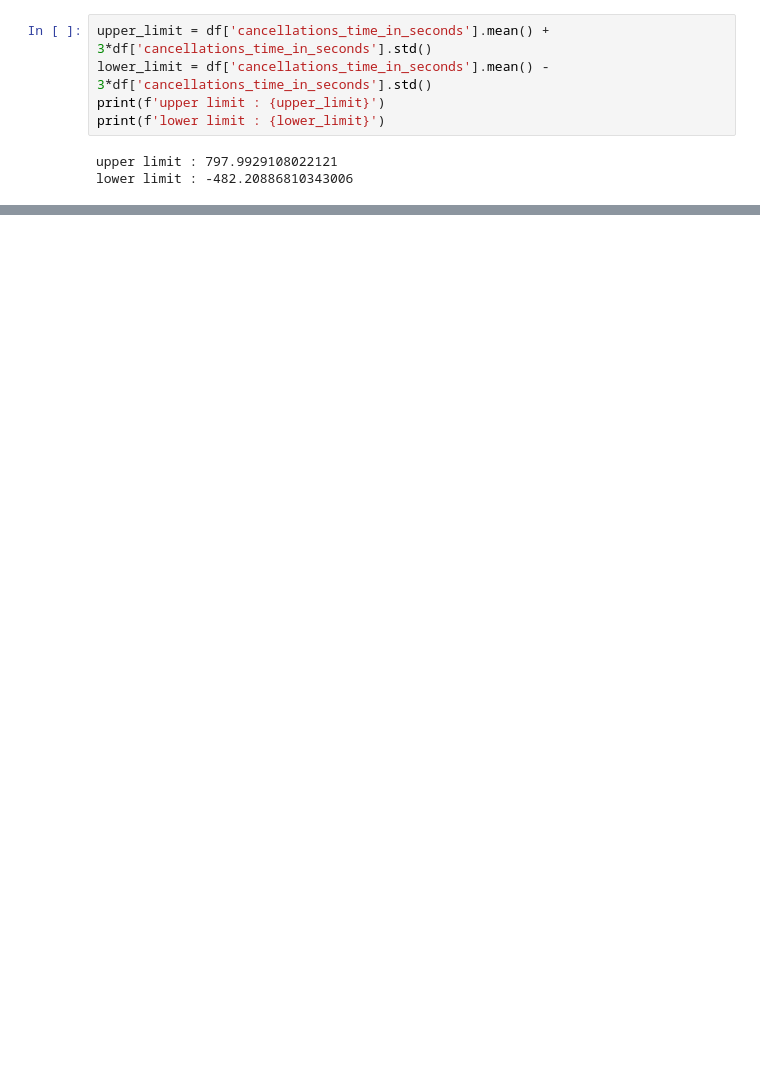
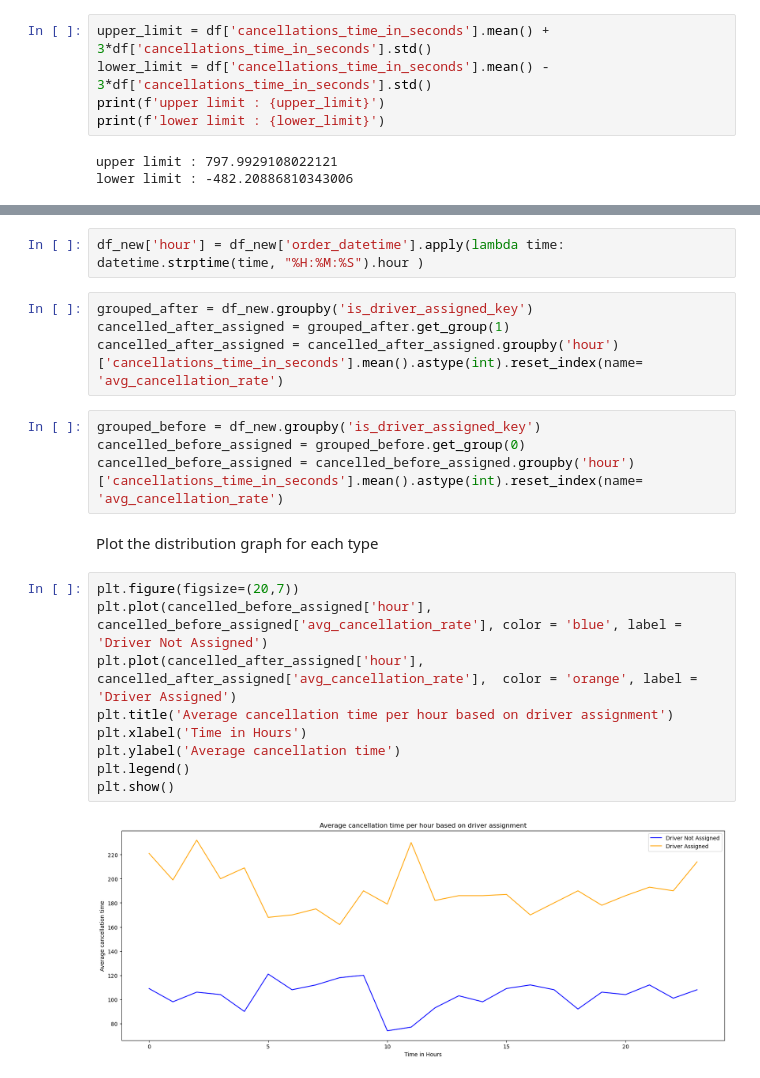
Before and after one commit to pkcommits/Python-Projects, a Jupyter notebook: taxi_analysis/task3.ipynb, the cells around one changed output, grey strips where cells are left out. Cells and saved outputs as stored; diff of their text form; blank space fills up the shorter version.

```diff
--- a/taxi_analysis/task3.ipynb
+++ b/taxi_analysis/task3.ipynb
@@ -43,0 +74,23 @@ print(len(outliers))
+# %%
+df_new['hour'] = df_new['order_datetime'].apply(lambda time: datetime.strptime(time, "%H:%M:%S").hour )
+# %%
+grouped_after = df_new.groupby('is_driver_assigned_key')
+cancelled_after_assigned = grouped_after.get_group(1)
+cancelled_after_assigned = cancelled_after_assigned.groupby('hour')['cancellations_time_in_seconds'].mean().astype(int).reset_index(name= 'avg_cancellation_rate')
+# %%
+grouped_before = df_new.groupby('is_driver_assigned_key')
+cancelled_before_assigned = grouped_before.get_group(0)
+cancelled_before_assigned = cancelled_before_assigned.groupby('hour')['cancellations_time_in_seconds'].mean().astype(int).reset_index(name= 'avg_cancellation_rate')
+# %% [markdown]
+Plot the distribution graph for each type
+# %%
+plt.figure(figsize=(20,7))
+plt.plot(cancelled_before_assigned['hour'], cancelled_before_assigned['avg_cancellation_rate'], color = 'blue', label = 'Driver Not Assigned')
+plt.plot(cancelled_after_assigned['hour'], cancelled_after_assigned['avg_cancellation_rate'],  color = 'orange', label = 'Driver Assigned')
+plt.title('Average cancellation time per hour based on driver assignment')
+plt.xlabel('Time in Hours')
+plt.ylabel('Average cancellation time')
+plt.legend()
+plt.show()
+# %% [output]
+[figure, added]
```
Also changed, not shown: parts of 10 cells of this notebook.
